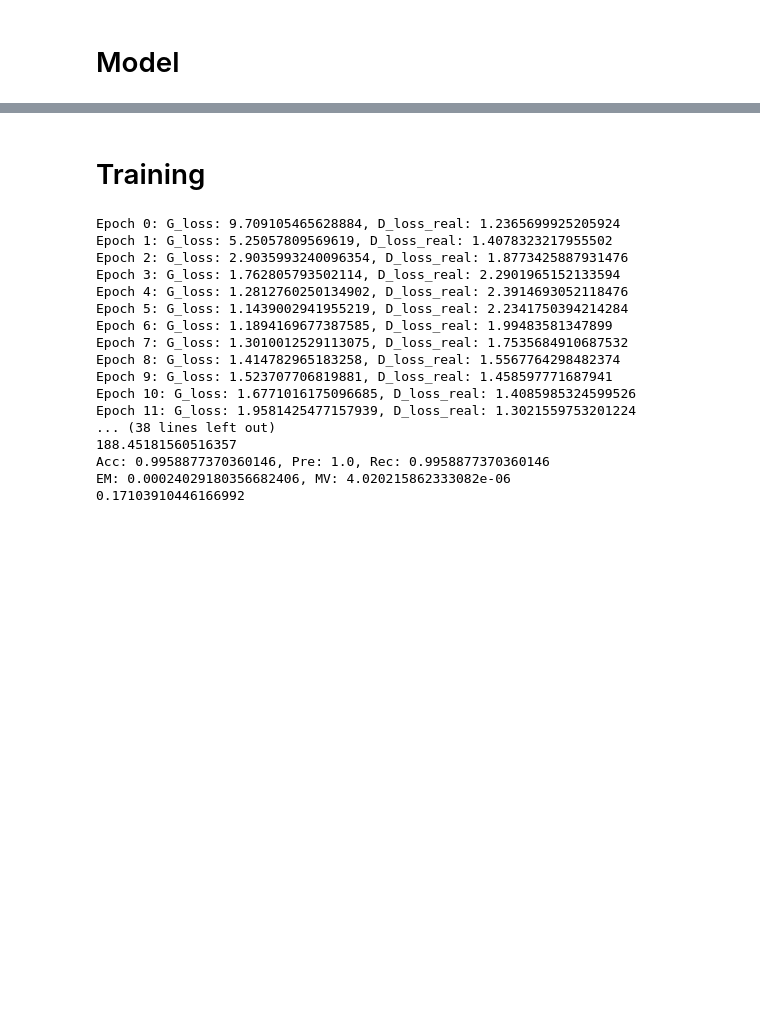
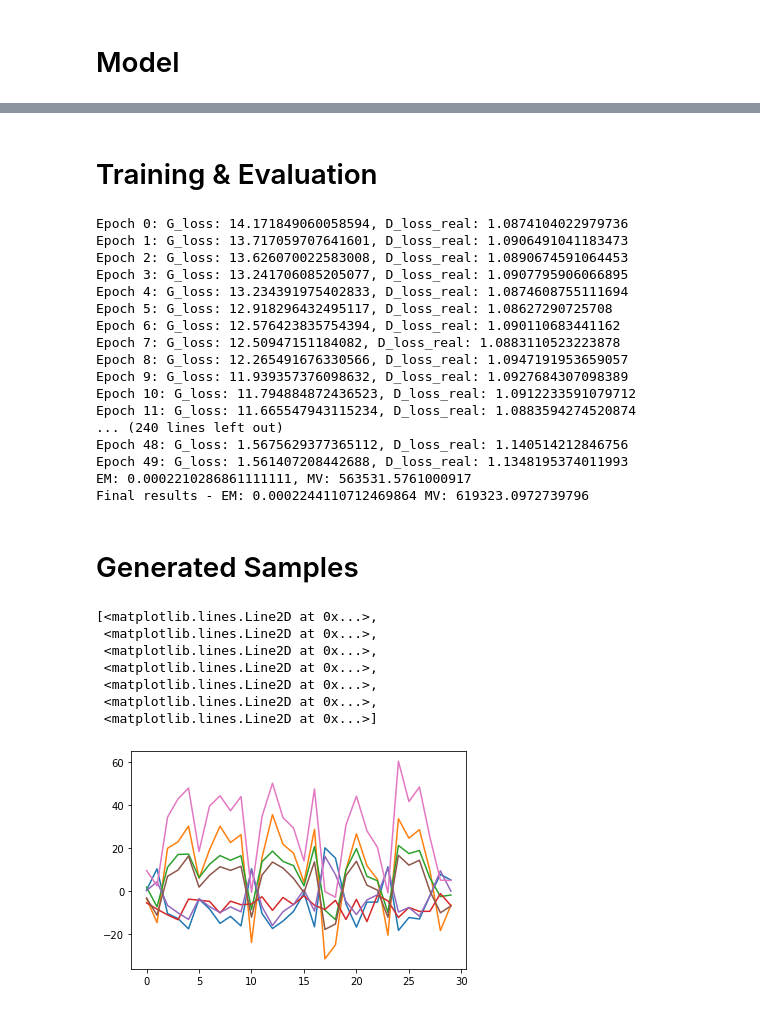
Before and after one commit to martin-sedlacek/ad-in-financial-data, a Jupyter notebook: Fence-GAN.ipynb, the cells around one changed output, grey strips where cells are left out. Drawn from its saved outputs; the diff is of its cells as text; code cells hidden in the pictures; blank space fills up the shorter version.

Commit message:
Update Fence-GAN

```diff
--- a/Fence-GAN.ipynb
+++ b/Fence-GAN.ipynb
@@ -14,12 +14,12 @@ cuda
 # Hyperparameters
 # %%
 # choose dataset (kdd99, aapl, gm, axp)
-dataset = "kdd99"
+dataset = "aapl"
 # %%
 # Data
-batch_size = 256
+batch_size = 8
 random_seed = 0
-num_features = 34
+num_features = 7
 seq_length = 30
 seq_stride = 10
 gen_seq_len = seq_length
@@ -94,4 +94,4 @@ def disc_loss(real_pred, real_true, fake_pred, fake_true):
     loss = loss_real + gen_weight * loss_gen
     return loss
 # %% [markdown]
-# Training
+# Training & Evaluation
@@ -100,23 +98,43 @@ pipeline = FenceGanTrainingPipeline()
 # %%
 if dataset == "kdd99":
-    pipeline.train_kdd99(seq_length, latent_dim,  train_dl, test_dl, discriminator, generator, discriminator_optim, generator_optim, disc_loss, dispersion_loss, random_seed, num_epochs, DEVICE)
+    train_kdd99(seq_length, latent_dim,  train_dl, test_dl, discriminator, generator, discriminator_optim, generator_optim, disc_loss, dispersion_loss, random_seed, num_epochs, DEVICE)
 else:
-    pipeline.train(seq_length, latent_dim, tscv_dl_list, discriminator, generator, discriminator_optim, generator_optim, disc_loss, dispersion_loss, random_seed, num_epochs, DEVICE)
+    train_financial(seq_length, latent_dim, tscv_dl_list, discriminator, generator, discriminator_optim, generator_optim, disc_loss, dispersion_loss, random_seed, num_epochs, DEVICE)
 # %% [output]
-Epoch 0: G_loss: 9.709105465628884, D_loss_real: 1.2365699925205924
-Epoch 1: G_loss: 5.25057809569619, D_loss_real: 1.4078323217955502
-Epoch 2: G_loss: 2.9035993240096354, D_loss_real: 1.8773425887931476
-Epoch 3: G_loss: 1.762805793502114, D_loss_real: 2.2901965152133594
-Epoch 4: G_loss: 1.2812760250134902, D_loss_real: 2.3914693052118476
-Epoch 5: G_loss: 1.1439002941955219, D_loss_real: 2.2341750394214284
-Epoch 6: G_loss: 1.1894169677387585, D_loss_real: 1.99483581347899
-Epoch 7: G_loss: 1.3010012529113075, D_loss_real: 1.7535684910687532
-Epoch 8: G_loss: 1.414782965183258, D_loss_real: 1.5567764298482374
-Epoch 9: G_loss: 1.523707706819881, D_loss_real: 1.458597771687941
-Epoch 10: G_loss: 1.6771016175096685, D_loss_real: 1.4085985324599526
-Epoch 11: G_loss: 1.9581425477157939, D_loss_real: 1.3021559753201224
-... (38 lines left out)
-188.45181560516357
-Acc: 0.9958877370360146, Pre: 1.0, Rec: 0.9958877370360146
-EM: 0.00024029180356682406, MV: 4.020215862333082e-06
-0.17103910446166992
+Epoch 0: G_loss: 14.171849060058594, D_loss_real: 1.0874104022979736
+Epoch 1: G_loss: 13.717059707641601, D_loss_real: 1.0906491041183473
+Epoch 2: G_loss: 13.626070022583008, D_loss_real: 1.0890674591064453
+Epoch 3: G_loss: 13.241706085205077, D_loss_real: 1.0907795906066895
+Epoch 4: G_loss: 13.234391975402833, D_loss_real: 1.0874608755111694
+Epoch 5: G_loss: 12.918296432495117, D_loss_real: 1.08627290725708
+Epoch 6: G_loss: 12.576423835754394, D_loss_real: 1.090110683441162
+Epoch 7: G_loss: 12.50947151184082, D_loss_real: 1.0883110523223878
+Epoch 8: G_loss: 12.265491676330566, D_loss_real: 1.0947191953659057
+Epoch 9: G_loss: 11.939357376098632, D_loss_real: 1.0927684307098389
+Epoch 10: G_loss: 11.794884872436523, D_loss_real: 1.0912233591079712
+Epoch 11: G_loss: 11.665547943115234, D_loss_real: 1.0883594274520874
+... (240 lines left out)
+Epoch 48: G_loss: 1.5675629377365112, D_loss_real: 1.140514212846756
+Epoch 49: G_loss: 1.561407208442688, D_loss_real: 1.1348195374011993
+EM: 0.0002210286861111111, MV: 563531.5761000917
+Final results - EM: 0.0002244110712469864 MV: 619323.0972739796
+# %% [markdown]
+# Generated Samples
+# %%
+from training.FenceGAN_train import sample_Z
+batch = next(iter(tscv_dl_list[4][1]))
+latent_sample = sample_Z(batch_size, seq_length, latent_dim)
+gen_sample = generator(latent_sample.to(DEVICE)).cpu().detach()[0]
+x = batch[0][5]
+# %%
+# generated Sample
+plt.plot(gen_sample)
+# %% [output]
+[<matplotlib.lines.Line2D at 0x...>,
+ <matplotlib.lines.Line2D at 0x...>,
+ <matplotlib.lines.Line2D at 0x...>,
+ <matplotlib.lines.Line2D at 0x...>,
+ <matplotlib.lines.Line2D at 0x...>,
+ <matplotlib.lines.Line2D at 0x...>,
+ <matplotlib.lines.Line2D at 0x...>]
+[figure, added]
```
Also changed, not shown: parts of 8 cells of this notebook, 1 other file.
